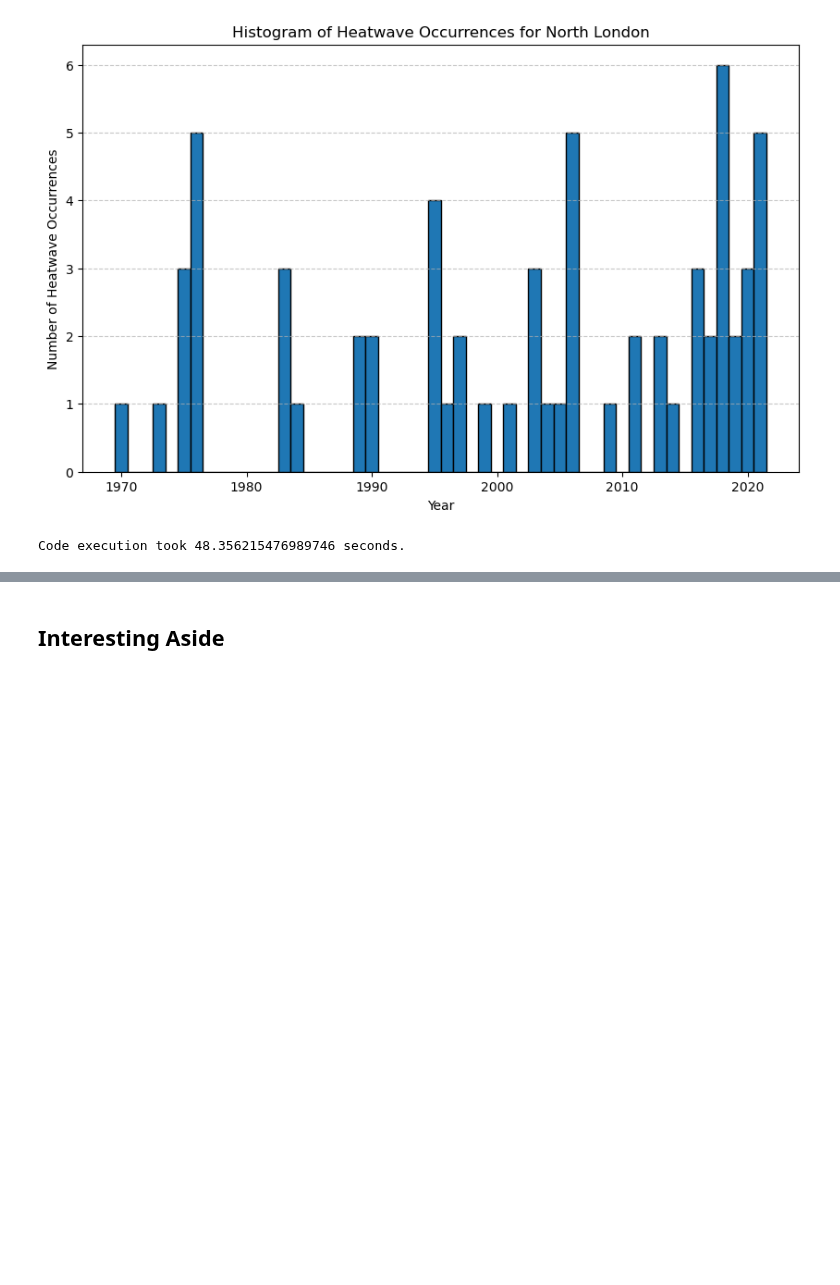
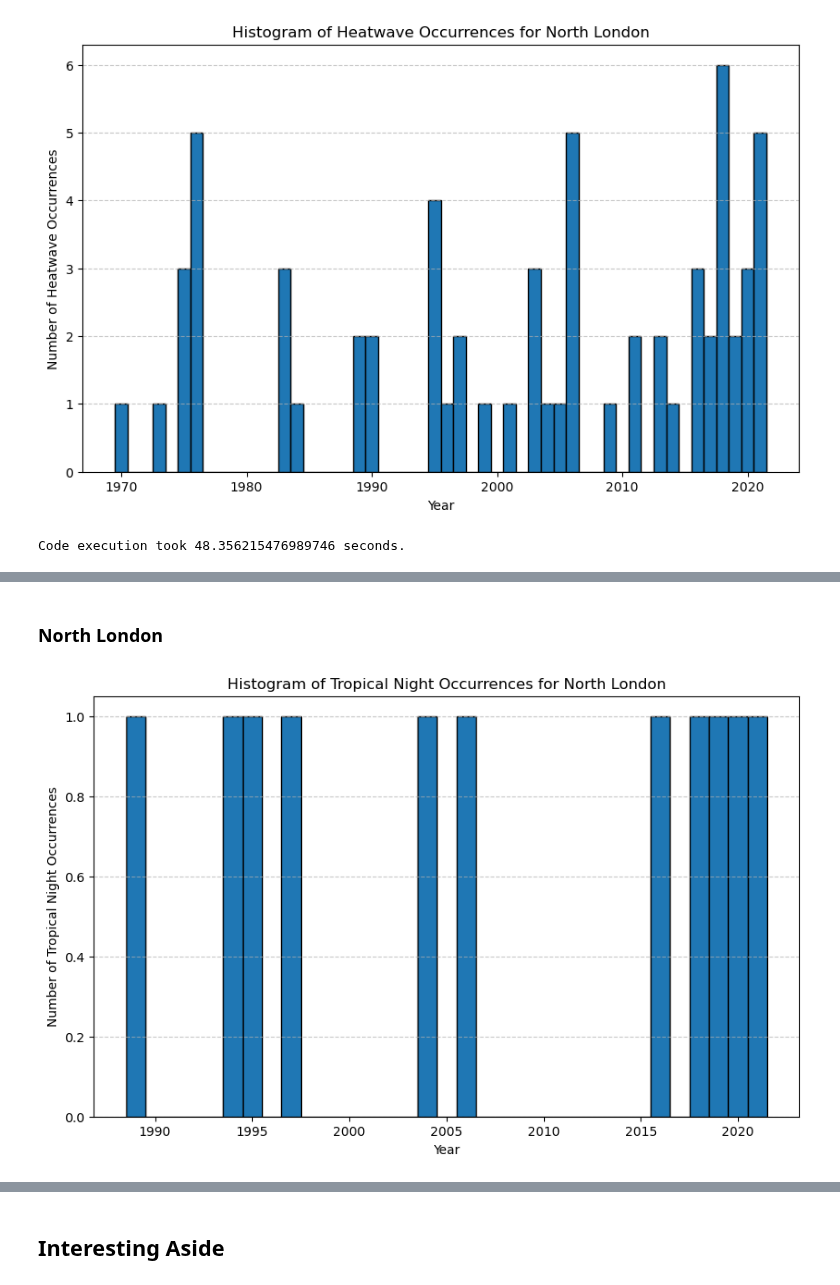
Before and after one commit to Iarla-Boyce/MSc-Project, a Jupyter notebook: 23-11.ipynb, the cells around one changed output, grey strips where cells are left out. Cells and saved outputs as stored; diff of their text form; code cells hidden in the pictures; blank space fills up the shorter version.

Commit message:
Start of ML Algorithms

```diff
--- a/23-11.ipynb
+++ b/23-11.ipynb
@@ -670,0 +793,53 @@ Code execution took 48.356215476989746 seconds.
+# %% [markdown]
+### North London
+# %%
+import xarray as xr
+import numpy as np
+import time
+import matplotlib.pyplot as plt
+import pandas as pd
+
+# Record start time
+start_time = time.time()
+
+data = xr.open_mfdataset(r"C:\Users\iarla\OneDrive\Documents\MSc_Project\HadUK_data\12km_Day_tmin\*.nc", parallel=True)
+
+temp = np.array(data['tasmin'])
+
+# Set the threshold for heatwave
+threshold = 20
+
+# Specify the location of interest
+location_of_interest = (24, 62)
+
+# Initialize a list to store timestamps of days above the threshold for the specific location
+above_threshold_timestamps = []
+
+# Iterate through time steps
+for t in range(temp.shape[0]):
+    # Check if the temperature is above the threshold for the given location
+    if temp[t, location_of_interest[0], location_of_interest[1]] > threshold:
+        above_threshold_timestamps.append(data['time'][t].values)
+
+# Extract year information from timestamps
+years_location = [pd.to_datetime(timestamp).year for timestamp in above_threshold_timestamps]
+
+# Create a histogram for the specific location
+plt.figure(figsize=(10, 6))
+plt.hist(years_location, bins=range(min(years_location), max(years_location) + 1), edgecolor='black', align='left')
+plt.xlabel('Year')
+plt.ylabel('Number of Tropical Night Occurrences')
+plt.title('Histogram of Tropical Night Occurrences for North London')
+plt.grid(axis='y', linestyle='--', alpha=0.7)
+plt.show()
+
+# Record end time
+end_time = time.time()
+
+# Calculate duration
+duration = end_time - start_time
+
+# Print the duration
+print(f"Code execution took {duration} seconds.")
+# %% [output]
+[figure, added]
```
Also changed, not shown: parts of 5 cells of this notebook.
